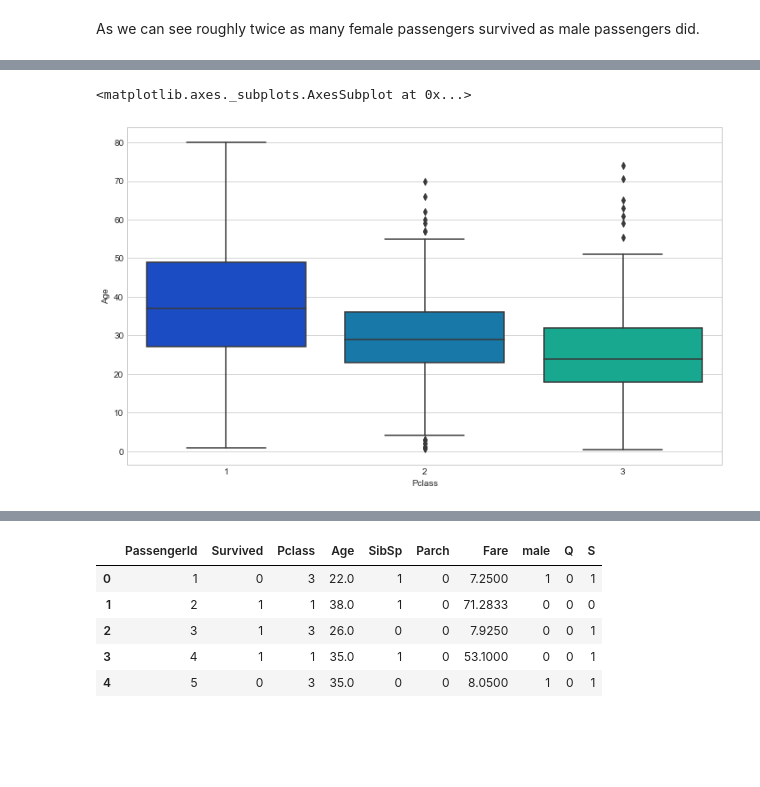
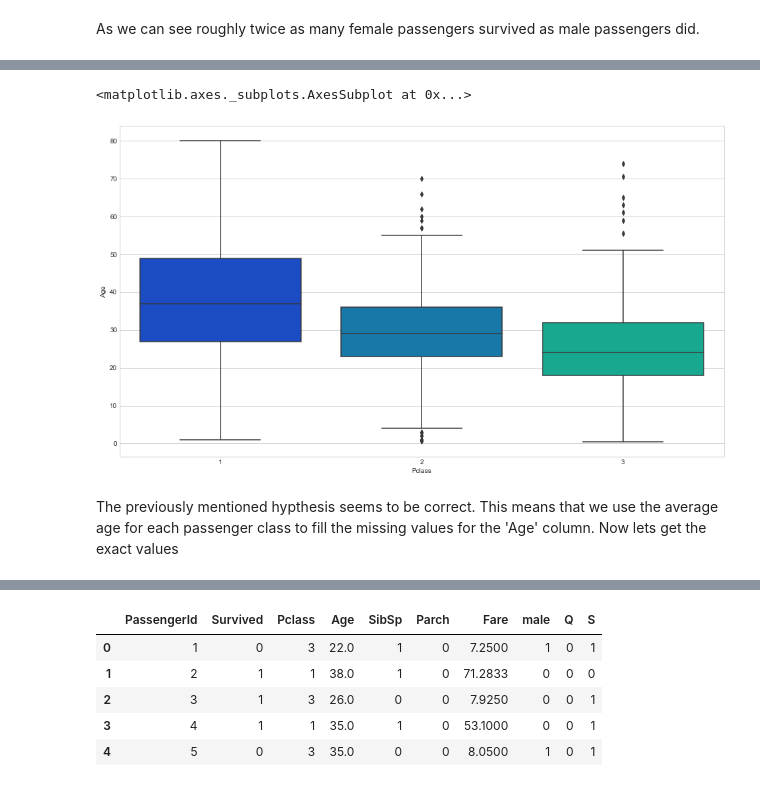
Before and after one commit to BentAuweiler/machine_learning_in_python, a Jupyter notebook: Demonstration.ipynb, the cells around one changed output, grey strips where cells are left out. Cells and saved outputs as stored; diff of their text form; code cells hidden in the pictures; blank space fills up the shorter version.

```diff
--- a/Demonstration.ipynb
+++ b/Demonstration.ipynb
@@ -94,6 +125,8 @@ Wir könnten die 'Age' Spalte raus nehmen oder den mittelwert des Alters der Pas
 # %%
-plt.figure(figsize=(12, 7))
+plt.figure(figsize=(16, 9))
 sns.boxplot(x='Pclass',y='Age',data=df_train,palette='winter')
 # %% [output]
 <matplotlib.axes._subplots.AxesSubplot at 0x...>
-[figure, old version]
+[figure, new version]
+# %% [markdown]
+The previously mentioned hypthesis seems to be correct. This means that we use the average age for each passenger class to fill the missing values for the 'Age' column. Now lets get the exact values
```
Also changed, not shown: parts of 31 cells of this notebook.
